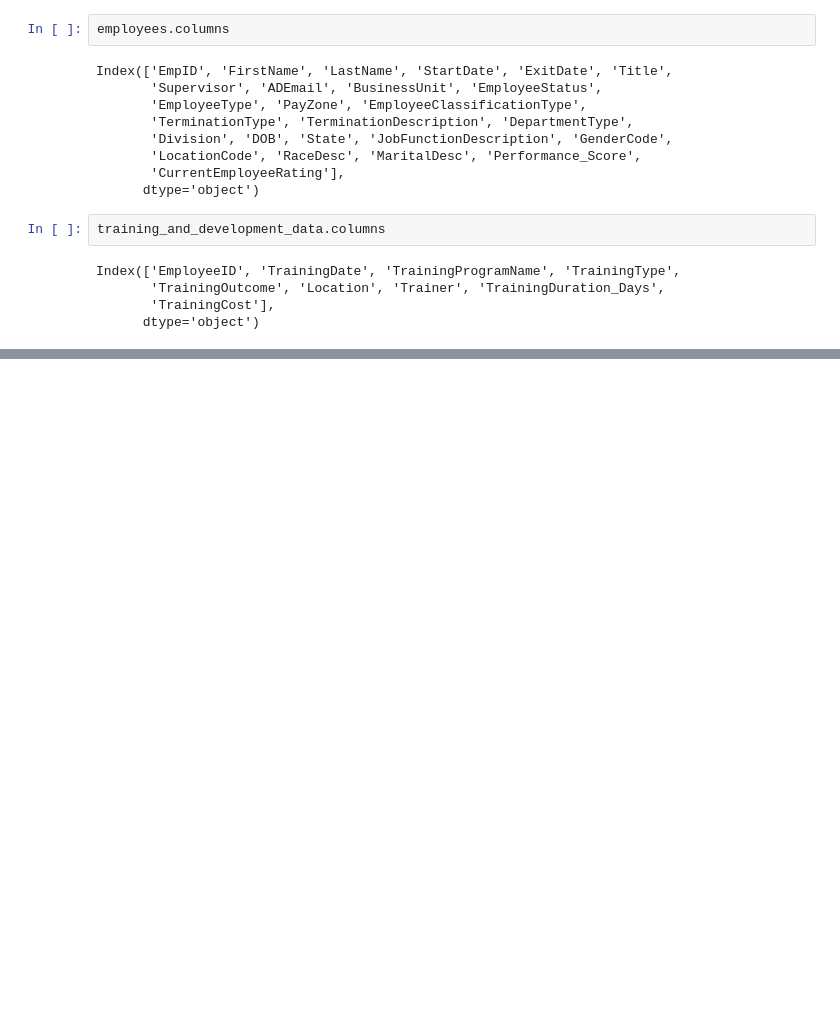
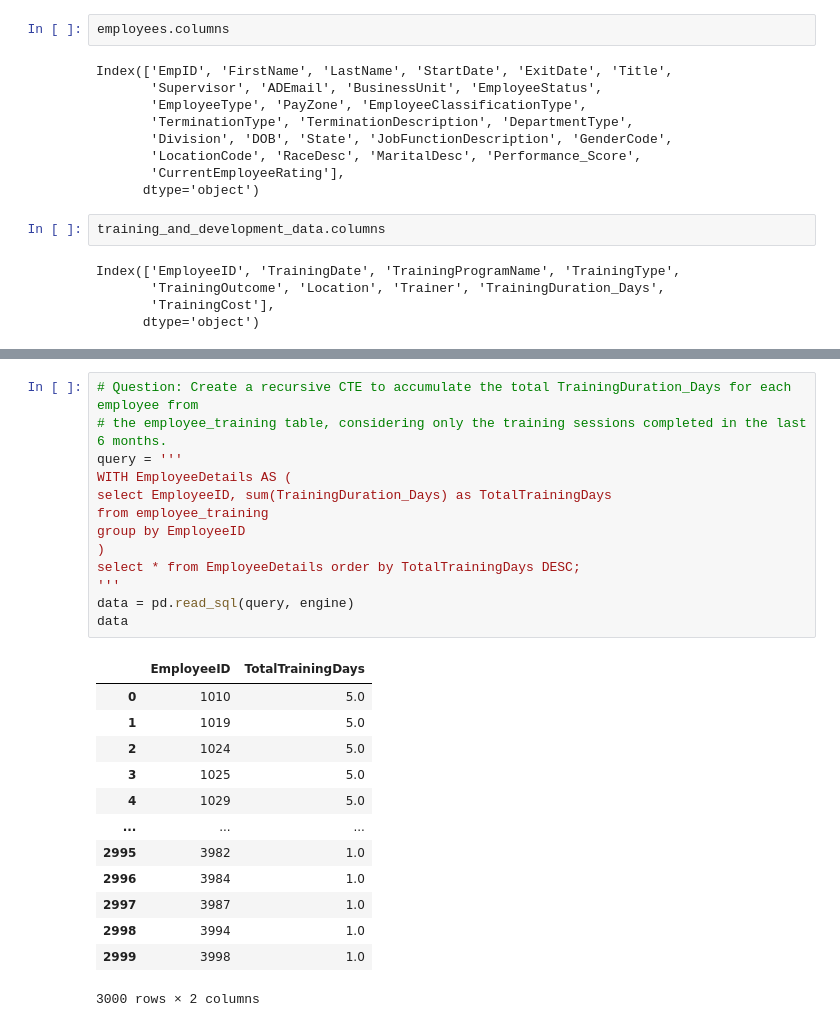
Before and after one commit to ankitlovanshi1/data_engineer, a Jupyter notebook: sql/employee_info.ipynb, the cells around one changed output, grey strips where cells are left out. Drawn from its saved outputs; the diff is of its cells as text; blank space fills up the shorter version.

```diff
--- a/sql/employee_info.ipynb
+++ b/sql/employee_info.ipynb
@@ -575,0 +628,27 @@ Index(['EmployeeID', 'TrainingDate', 'TrainingProgramName', 'TrainingType',
+# %%
+# Question: Create a recursive CTE to accumulate the total TrainingDuration_Days for each employee from
+# the employee_training table, considering only the training sessions completed in the last 6 months.
+query = '''
+WITH EmployeeDetails AS (
+select EmployeeID, sum(TrainingDuration_Days) as TotalTrainingDays
+from employee_training
+group by EmployeeID
+)
+select * from EmployeeDetails order by TotalTrainingDays DESC;
+'''
+data = pd.read_sql(query, engine)
+data
+# %% [output]
+|  | EmployeeID | TotalTrainingDays |
+| 0 | 1010 | 5.0 |
+| 1 | 1019 | 5.0 |
+| 2 | 1024 | 5.0 |
+| 3 | 1025 | 5.0 |
+| 4 | 1029 | 5.0 |
+| ... | ... | ... |
+| 2995 | 3982 | 1.0 |
+| 2996 | 3984 | 1.0 |
+| 2997 | 3987 | 1.0 |
+| 2998 | 3994 | 1.0 |
+| 2999 | 3998 | 1.0 |
+3000 rows × 2 columns
```
Also changed, not shown: parts of 4 cells of this notebook.
